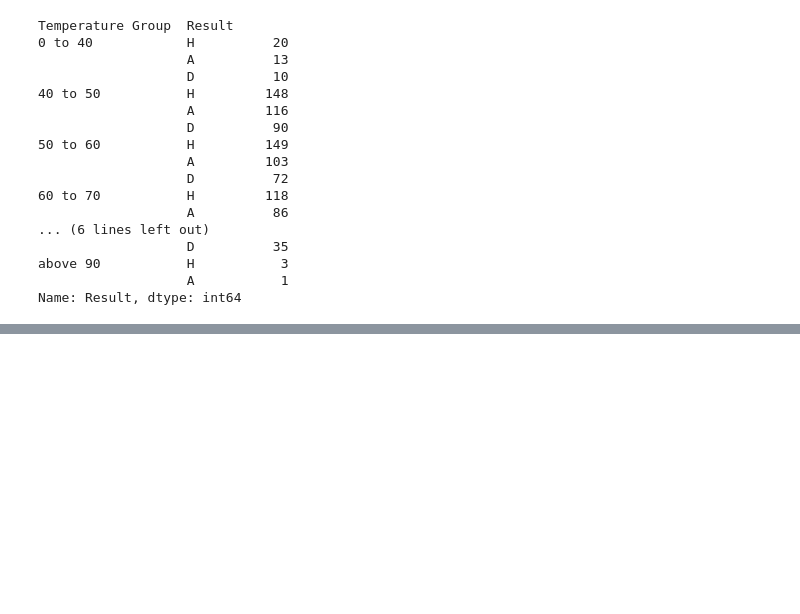
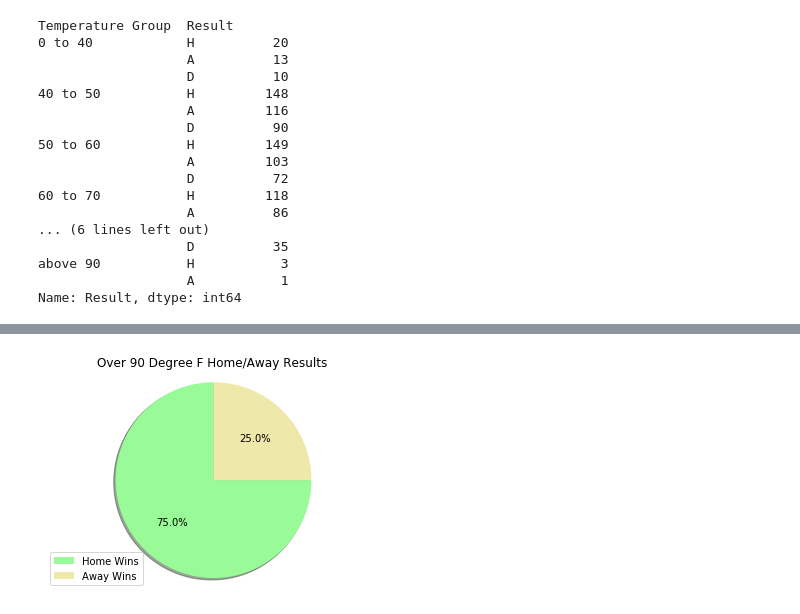
Before and after one commit to georgealym/project-one, a Jupyter notebook: py_codes/Weather_Combined_CSV_and_images.ipynb, the cells around one changed output, grey strips where cells are left out. Saved outputs shown, nothing was run; the diff lists cells and outputs as text; code cells hidden in the pictures; blank space fills up the shorter version.

```diff
--- a/py_codes/Weather_Combined_CSV_and_images.ipynb
+++ b/py_codes/Weather_Combined_CSV_and_images.ipynb
@@ -271,3 +257,82 @@ Temperature Group  Result
 above 90           H           3
                    A           1
 Name: Result, dtype: int64
+# %%
+explode = (0.1,0,0)
+result_type = ["Home Wins", "Away Wins", "Draws"]
+results = [3,1]
+colors = ["palegreen","palegoldenrod","silver"]
+ninety = plt.figure(7)
+plt.pie(results,  colors=colors,
+        autopct="%1.1f%%", shadow=True, startangle=90)
+legend_labels = [r"Home Wins", r"Away Wins", r"Draws"]
+plt.axis("equal")
+plt.title("Over 90 Degree F Home/Away Results")
+plt.legend(legend_labels, loc="lower left")
+
+result_type = ["Home Wins", "Away Wins", "Draws"]
+results = [56,49,35]
+colors = ["palegreen","palegoldenrod","silver"]
+eighty = plt.figure(6)
+plt.pie(results,  colors=colors,
+        autopct="%1.1f%%", shadow=True, startangle=90)
+legend_labels = [r"Home Wins", r"Away Wins", r"Draws"]
+plt.axis("equal")
+plt.title("80-90 Degree F Home/Away Results")
+plt.legend(legend_labels, loc="lower left")
+
+result_type = ["Home Wins", "Away Wins", "Draws"]
+results = [83,65,41]
+colors = ["palegreen","palegoldenrod","silver"]
+seventy = plt.figure(5)
+plt.pie(results,  colors=colors,
+        autopct="%1.1f%%", shadow=True, startangle=90)
+legend_labels = [r"Home Wins", r"Away Wins", r"Draws"]
+plt.axis("equal")
+plt.title("70-80 Degree F Home/Away Results")
+
+plt.legend(legend_labels, loc="lower left")
+result_type = ["Home Wins", "Away Wins", "Draws"]
+results = [118,86,79]
+colors = ["palegreen","palegoldenrod","silver"]
+eighty = plt.figure(4)
+plt.pie(results,  colors=colors,
+        autopct="%1.1f%%", shadow=True, startangle=90)
+legend_labels = [r"Home Wins", r"Away Wins", r"Draws"]
+plt.axis("equal")
+plt.title("60-70 Degree F Home/Away Results")
+plt.legend(legend_labels, loc="lower left")
+
+result_type = ["Home Wins", "Away Wins", "Draws"]
+results = [149,103,72]
+colors = ["palegreen","palegoldenrod","silver"]
+fifty = plt.figure(3)
+plt.pie(results,  colors=colors,
+        autopct="%1.1f%%", shadow=True, startangle=90)
+legend_labels = [r"Home Wins", r"Away Wins", r"Draws"]
+plt.axis("equal")
+plt.title("50-60 Degree F Home/Away Results")
+plt.legend(legend_labels, loc="lower left")
+
+result_type = ["Home Wins", "Away Wins", "Draws"]
+results = [148,116,90]
+colors = ["palegreen","palegoldenrod","silver"]
+forty = plt.figure(2)
+plt.pie(results,  colors=colors,
+        autopct="%1.1f%%", shadow=True, startangle=90)
+legend_labels = [r"Home Wins", r"Away Wins", r"Draws"]
+plt.axis("equal")
+plt.title("40-50 Degree F Home/Away Results")
+plt.legend(legend_labels, loc="lower left")
+
+result_type = ["Home Wins", "Away Wins", "Draws"]
+results = [20,13,10]
+colors = ["palegreen","palegoldenrod","silver"]
+zero = plt.figure(1)
+plt.pie(results,  colors=colors,
+        autopct="%1.1f%%", shadow=True, startangle=90)
+legend_labels = [r"Home Wins", r"Away Wins", r"Draws"]
+plt.axis("equal")
+plt.title("0-40 Degree F Home/Away Results")
+plt.legend(legend_labels, loc="lower left")
+# %% [output]
@@ -273,0 +340 @@ Name: Result, dtype: int64
+[figure, added]
```
Also changed, not shown: parts of 4 cells of this notebook.
